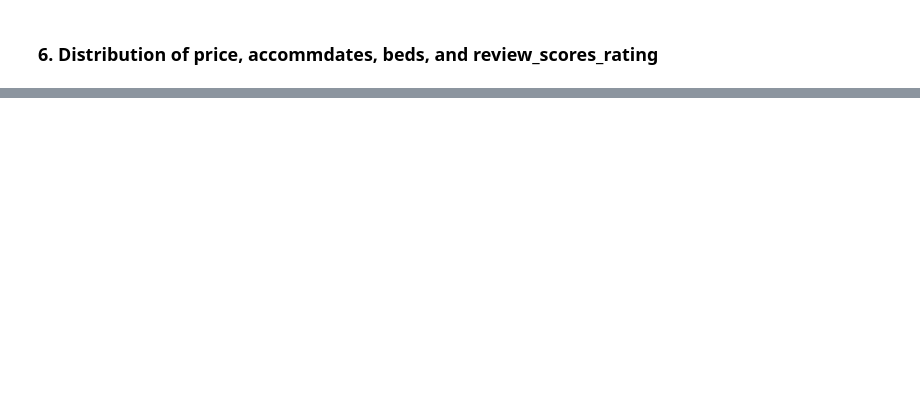
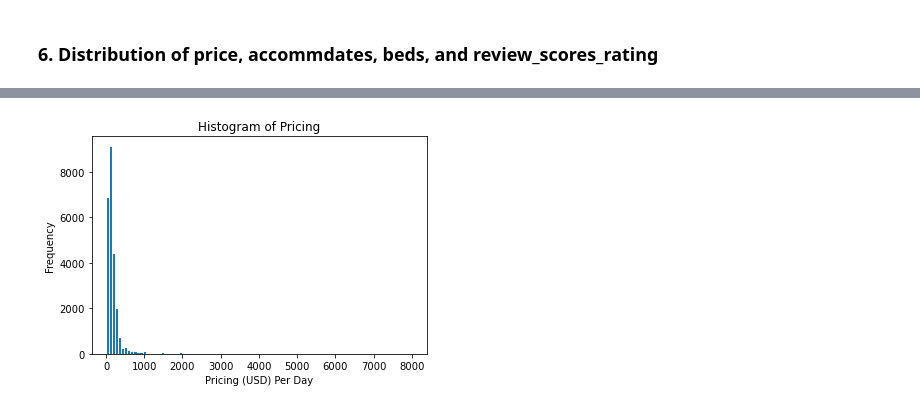
Before and after one commit to jared-myers/AirBnB-Data-Cleaning, a Jupyter notebook: Cleaning AirBnB Listings.ipynb, the cells around one changed output, grey strips where cells are left out. Saved outputs shown, nothing was run; the diff lists cells and outputs as text; code cells hidden in the pictures; blank space fills up the shorter version.

```diff
--- a/Cleaning AirBnB Listings.ipynb
+++ b/Cleaning AirBnB Listings.ipynb
@@ -157,0 +319,4 @@ plt.show()
+# %%
+property_dummies = pd.get_dummies(data['property_type'])
+room_dummies = pd.get_dummies(data['room_type'])
+bed_dummies = pd.get_dummies(data['bed_type'])
@@ -157,0 +325,6 @@ plt.show()
+# %%
+df = pd.concat((data.drop(['property_type', 'room_type', 'bed_type'], axis=1), \
+     property_dummies.astype(int), room_dummies.astype(int), bed_dummies.astype(int)), \
+     axis=1)
+
+print ('Number of Columns:', len(df.columns))
@@ -157,0 +335,5 @@ plt.show()
+# %%
+cols = list(df.columns.values)
+idx = cols.index('price')
+rearrange_cols = cols[:idx] + cols[idx+1:] + [cols[idx]]
+df = df[rearrange_cols]
@@ -157,0 +342,11 @@ plt.show()
+# %%
+# non-categorical variables need to be converted to float and also normalized
+def normalize(col):
+    mean = np.mean(col)
+    std = np.std(col)
+    return col.apply(lambda x: (x - mean) / std)
+
+non_cat_vars = ['accommodates', 'bedrooms', 'beds', 'number_of_reviews', 'host_listing_count', 'availability_30', 'minimum_nights', 'bathrooms']
+for col in non_cat_vars:
+    df[col] = df[col].astype(float)
+    df[col] = normalize(df[col])
@@ -157,0 +363,9 @@ plt.show()
+# %%
+# visualize price distribution
+plt.hist(df['price'], bins=100, rwidth=0.7)
+plt.title("Histogram of Pricing")
+plt.xlabel("Pricing (USD) Per Day")
+plt.ylabel("Frequency")
+plt.show()
+# %% [output]
+[figure, added]
```
Also changed, not shown: parts of 36 cells of this notebook, 2 other files.
